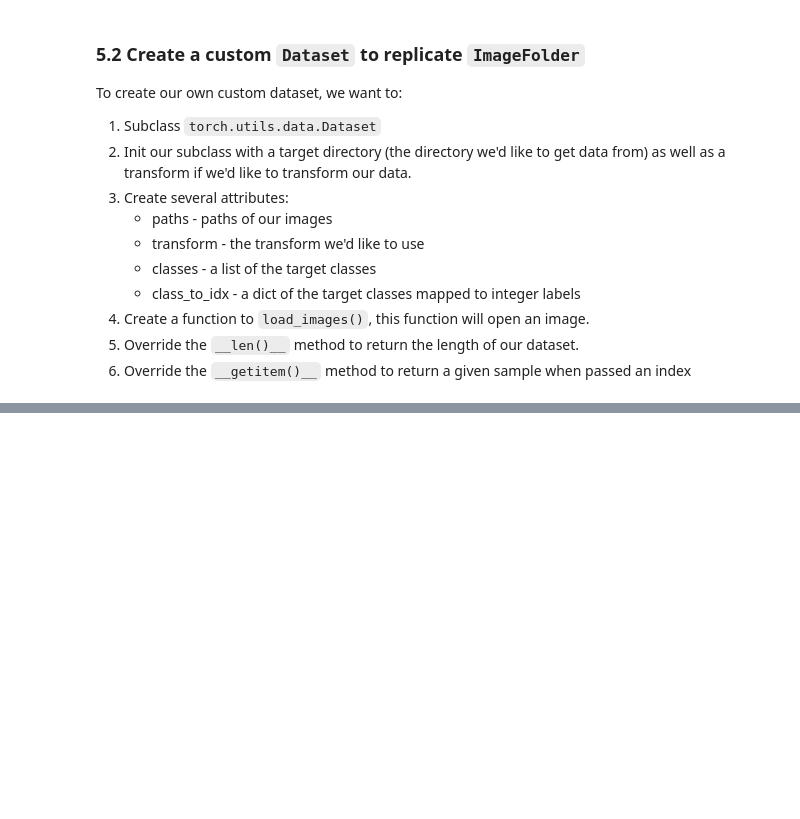
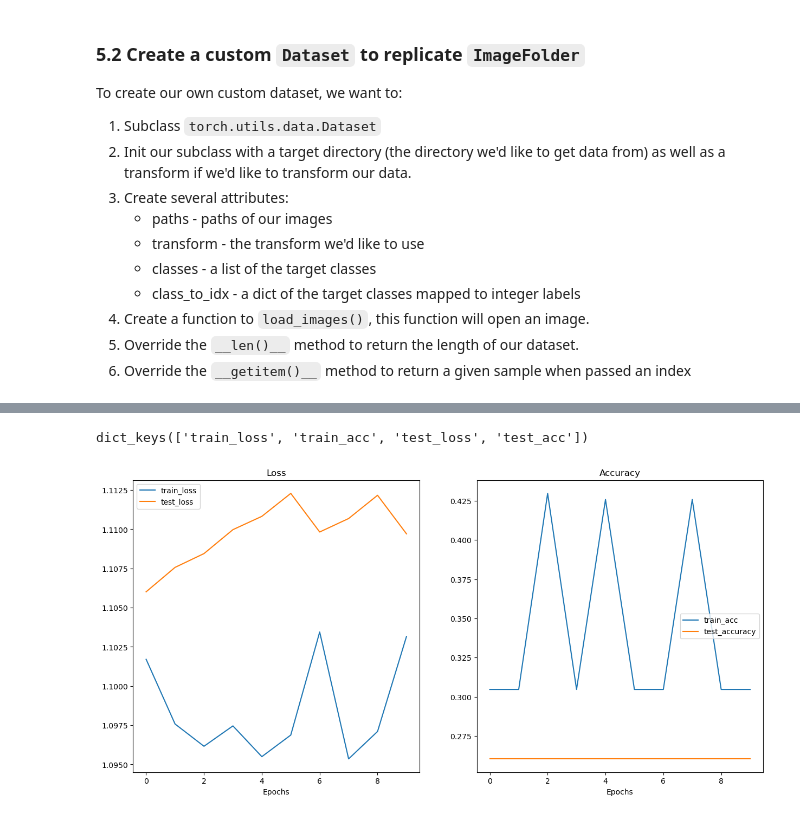
Before and after one commit to NemanjaTomic57/data-science, a Jupyter notebook: pytorch/05_food-vision.ipynb, the cells around one changed output, grey strips where cells are left out. Saved outputs shown, nothing was run; the diff lists cells and outputs as text; code cells hidden in the pictures; blank space fills up the shorter version.

```diff
--- a/pytorch/05_food-vision.ipynb
+++ b/pytorch/05_food-vision.ipynb
@@ -444,0 +912,41 @@ class ImageFolderCustom(Dataset):
+# %%
+# Get the model_0_results keys
+model_0_results.keys()
+# %% [output]
+dict_keys(['train_loss', 'train_acc', 'test_loss', 'test_acc'])
+# %%
+def plot_loss_curves(results: Dict[str, List[float]]):
+    """Plots training curves of a results dictionary"""
+    # Get the loss values of the results dictionary (training and test)
+    train_loss = results["train_loss"]
+    test_loss = results["test_loss"]
+
+    # Same for accuracy
+    train_acc = results["train_acc"]
+    test_acc = results["test_acc"]
+
+    # Figure out how many epochs there were
+    epochs = range(len(results["train_loss"]))
+
+    # Setup a plot
+    plt.figure(figsize=(15, 7))
+
+    # Plot the loss
+    plt.subplot(1, 2, 1)
+    plt.plot(epochs, train_loss, label="train_loss")
+    plt.plot(epochs, test_loss, label="test_loss")
+    plt.title("Loss")
+    plt.xlabel("Epochs")
+    plt.legend()
+
+    # Plot the accuracy
+    plt.subplot(1, 2, 2)
+    plt.plot(epochs, train_acc, label="train_acc")
+    plt.plot(epochs, test_acc, label="test_accuracy")
+    plt.title("Accuracy")
+    plt.xlabel("Epochs")
+    plt.legend();
+# %%
+plot_loss_curves(model_0_results)
+# %% [output]
+[figure, added]
```
Also changed, not shown: parts of 71 cells of this notebook.
